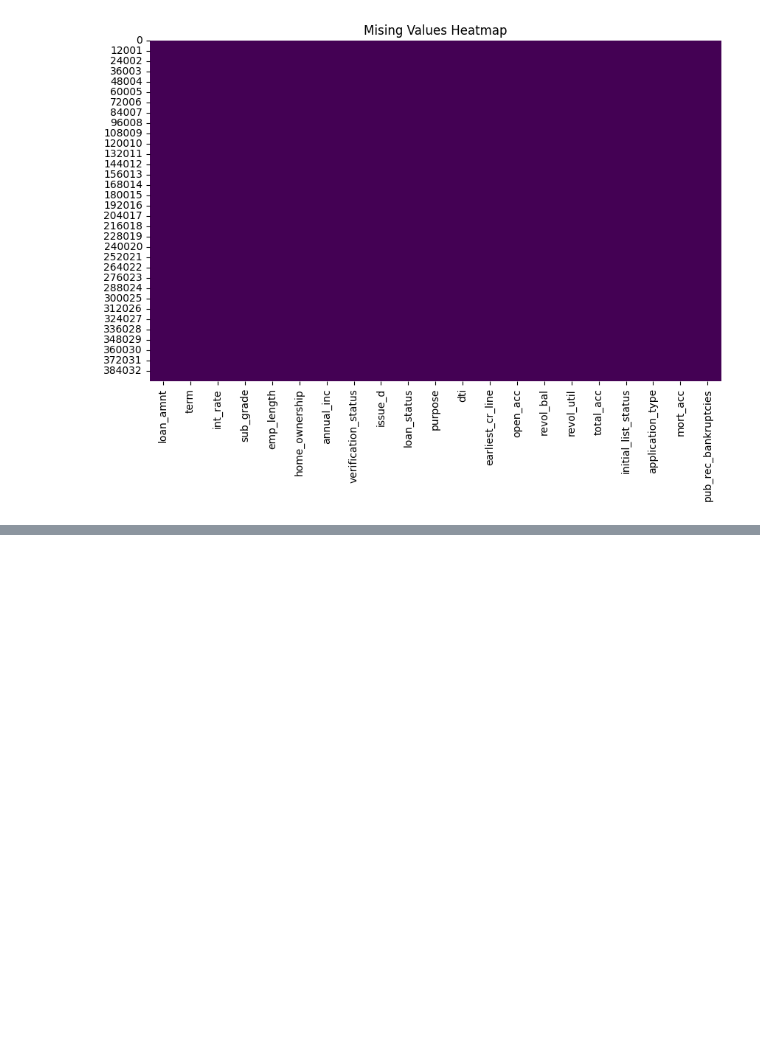
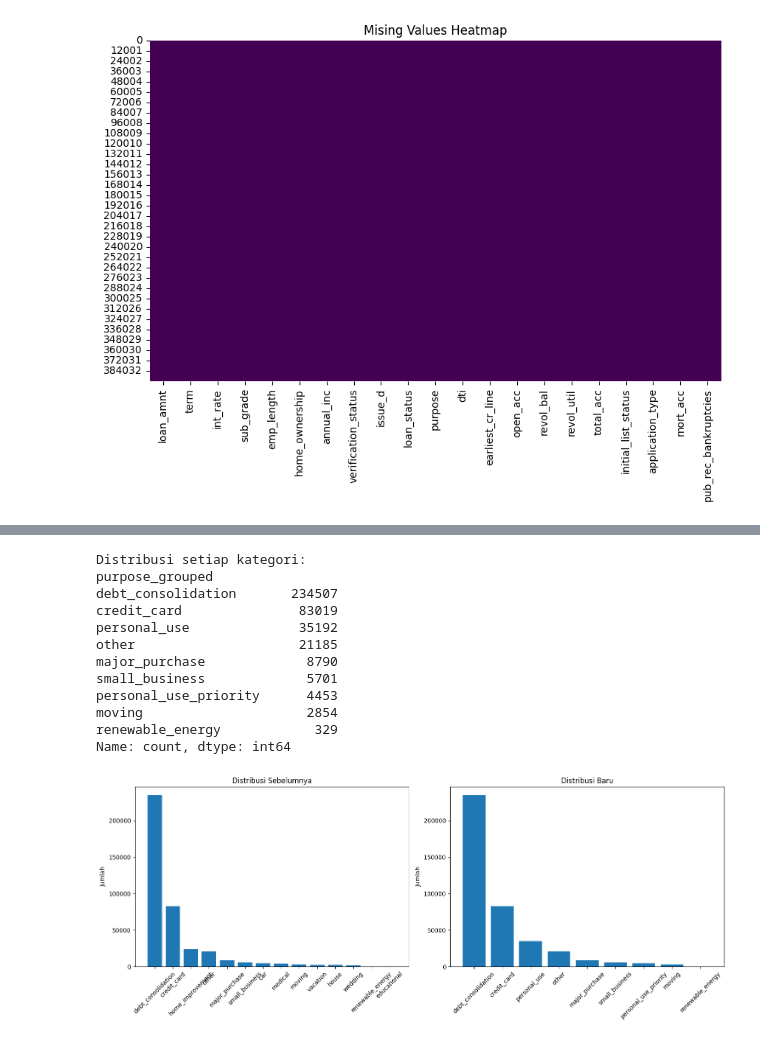
Before and after one commit to ababilkhoerulimam/Lending-Loan-Club, a Jupyter notebook: lendinganalysis.ipynb, the cells around one changed output, grey strips where cells are left out. Saved outputs shown, nothing was run; the diff lists cells and outputs as text; code cells hidden in the pictures; blank space fills up the shorter version.

```diff
--- a/lendinganalysis.ipynb
+++ b/lendinganalysis.ipynb
@@ -311,0 +465,12 @@ Done!
+# %%
+df['home_ownership'] = df['home_ownership'].replace(['NONE', 'ANY'], 'OTHER')
+
+print("Distribusi setelah digabung:")
+print(df['home_ownership'].value_counts())
+
+home_dummies = pd.get_dummies(df['home_ownership'], drop_first=True)
+
+df = pd.concat([df.drop('home_ownership', axis=1), home_dummies], axis=1)
+
+print("\nKolom baru yang terbentuk:")
+print(home_dummies.columns)
@@ -311,0 +505,7 @@ Done!
+# %%
+verif_dummies = pd.get_dummies(df['verification_status'], drop_first=True)
+
+df = pd.concat([df.drop('verification_status', axis=1), verif_dummies], axis=1)
+df[verif_dummies.columns] = df[verif_dummies.columns].astype(int)
+print("\nKolom baru yang terbentuk:")
+print(verif_dummies.columns)
@@ -311,0 +546,43 @@ Done!
+# %%
+personal_use_categories = ['wedding', 'vacation', 'car', 'home_improvement', 'house']
+personal_use_priority_categories = ['educational', 'medical']
+
+df['purpose_grouped'] = df['purpose'].copy()
+
+df.loc[df['purpose_grouped'].isin(personal_use_categories), 'purpose_grouped'] = 'personal_use'
+
+df.loc[df['purpose_grouped'].isin(personal_use_priority_categories), 'purpose_grouped'] = 'personal_use_priority'
+
+print("Distribusi setiap kategori:")
+print(df['purpose_grouped'].value_counts())
+
+fig, axes = plt.subplots(1, 2, figsize=(15, 6))
+
+before_counts = df['purpose'].value_counts()
+axes[0].bar(before_counts.index, before_counts.values)
+axes[0].set_title('Distribusi Sebelumnya')
+axes[0].tick_params(axis='x', rotation=45)
+axes[0].set_ylabel('Jumlah')
+
+after_counts = df['purpose_grouped'].value_counts()
+axes[1].bar(after_counts.index, after_counts.values)
+axes[1].set_title('Distribusi Baru')
+axes[1].tick_params(axis='x', rotation=45)
+axes[1].set_ylabel('Jumlah')
+
+plt.tight_layout()
+plt.show()
+# %% [output]
+Distribusi setiap kategori:
+purpose_grouped
+debt_consolidation       234507
+credit_card               83019
+personal_use              35192
+other                     21185
+major_purchase             8790
+small_business             5701
+personal_use_priority      4453
+moving                     2854
+renewable_energy            329
+Name: count, dtype: int64
+[figure, added]
```
Also changed, not shown: parts of 22 cells of this notebook, 2 other files.
